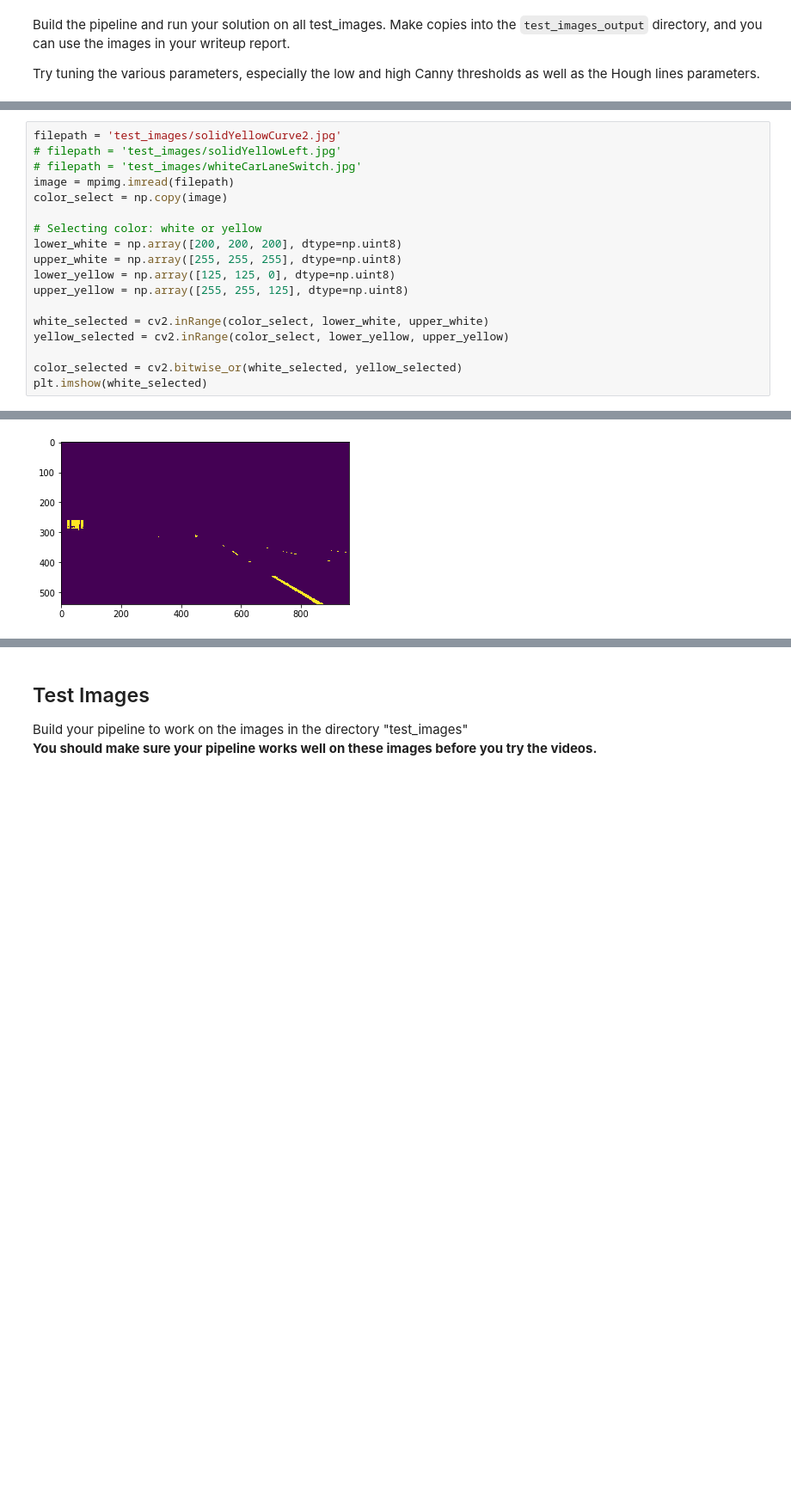
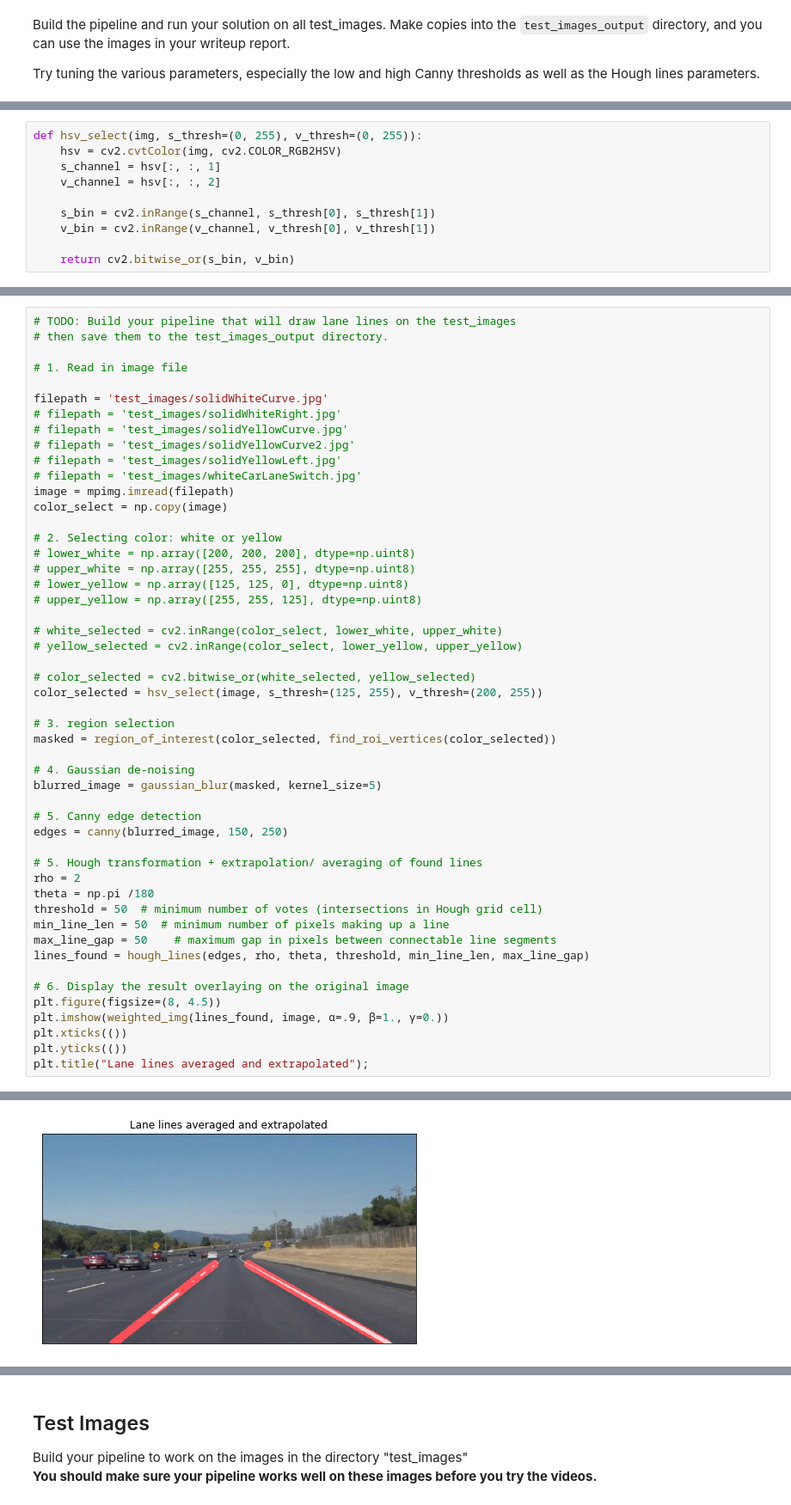
Before and after one commit to JennyLeeStat/Finding_lane_lines, a Jupyter notebook: P1.ipynb, the cells around one changed output, grey strips where cells are left out. Shown at 86% size. Cells and saved outputs as stored; diff of their text form; blank space fills up the shorter version.

Commit message:
doc: include figure output to readme

```diff
--- a/P1.ipynb
+++ b/P1.ipynb
@@ -230,0 +304,10 @@ Try tuning the various parameters, especially the low and high Canny thresholds
+# %%
+def hsv_select(img, s_thresh=(0, 255), v_thresh=(0, 255)):
+    hsv = cv2.cvtColor(img, cv2.COLOR_RGB2HSV)
+    s_channel = hsv[:, :, 1]
+    v_channel = hsv[:, :, 2]
+
+    s_bin = cv2.inRange(s_channel, s_thresh[0], s_thresh[1])
+    v_bin = cv2.inRange(v_channel, v_thresh[0], v_thresh[1])
+
+    return cv2.bitwise_or(s_bin, v_bin)
@@ -231,19 +326,51 @@ Try tuning the various parameters, especially the low and high Canny thresholds
 # %%
-filepath = 'test_images/solidYellowCurve2.jpg'
+# TODO: Build your pipeline that will draw lane lines on the test_images
+# then save them to the test_images_output directory.
+
+# 1. Read in image file
+
+filepath = 'test_images/solidWhiteCurve.jpg'
+# filepath = 'test_images/solidWhiteRight.jpg'
+# filepath = 'test_images/solidYellowCurve.jpg'
+# filepath = 'test_images/solidYellowCurve2.jpg'
 # filepath = 'test_images/solidYellowLeft.jpg'
 # filepath = 'test_images/whiteCarLaneSwitch.jpg'
 image = mpimg.imread(filepath)
 color_select = np.copy(image)
 
-# Selecting color: white or yellow
-lower_white = np.array([200, 200, 200], dtype=np.uint8)
-upper_white = np.array([255, 255, 255], dtype=np.uint8)
-lower_yellow = np.array([125, 125, 0], dtype=np.uint8)
-upper_yellow = np.array([255, 255, 125], dtype=np.uint8)
+# 2. Selecting color: white or yellow
+# lower_white = np.array([200, 200, 200], dtype=np.uint8)
+# upper_white = np.array([255, 255, 255], dtype=np.uint8)
+# lower_yellow = np.array([125, 125, 0], dtype=np.uint8)
+# upper_yellow = np.array([255, 255, 125], dtype=np.uint8)
 
-white_selected = cv2.inRange(color_select, lower_white, upper_white)
-yellow_selected = cv2.inRange(color_select, lower_yellow, upper_yellow)
+# white_selected = cv2.inRange(color_select, lower_white, upper_white)
+# yellow_selected = cv2.inRange(color_select, lower_yellow, upper_yellow)
 
-color_selected = cv2.bitwise_or(white_selected, yellow_selected)
-plt.imshow(white_selected)
+# color_selected = cv2.bitwise_or(white_selected, yellow_selected)
+color_selected = hsv_select(image, s_thresh=(125, 255), v_thresh=(200, 255))
+
+# 3. region selection
+masked = region_of_interest(color_selected, find_roi_vertices(color_selected))
+
+# 4. Gaussian de-noising
+blurred_image = gaussian_blur(masked, kernel_size=5)
+
+# 5. Canny edge detection
+edges = canny(blurred_image, 150, 250)
+
+# 5. Hough transformation + extrapolation/ averaging of found lines
+rho = 2
+theta = np.pi /180
+threshold = 50  # minimum number of votes (intersections in Hough grid cell)
+min_line_len = 50  # minimum number of pixels making up a line
+max_line_gap = 50    # maximum gap in pixels between connectable line segments
+lines_found = hough_lines(edges, rho, theta, threshold, min_line_len, max_line_gap)
+
+# 6. Display the result overlaying on the original image
+plt.figure(figsize=(8, 4.5))
+plt.imshow(weighted_img(lines_found, image, α=.9, β=1., γ=0.))
+plt.xticks(())
+plt.yticks(())
+plt.title("Lane lines averaged and extrapolated");
 # %% [output]
@@ -251 +377 @@ plt.imshow(white_selected)
-[figure, old version]
+[figure, new version]
```
Also changed, not shown: parts of 16 cells of this notebook, 8 other files.
